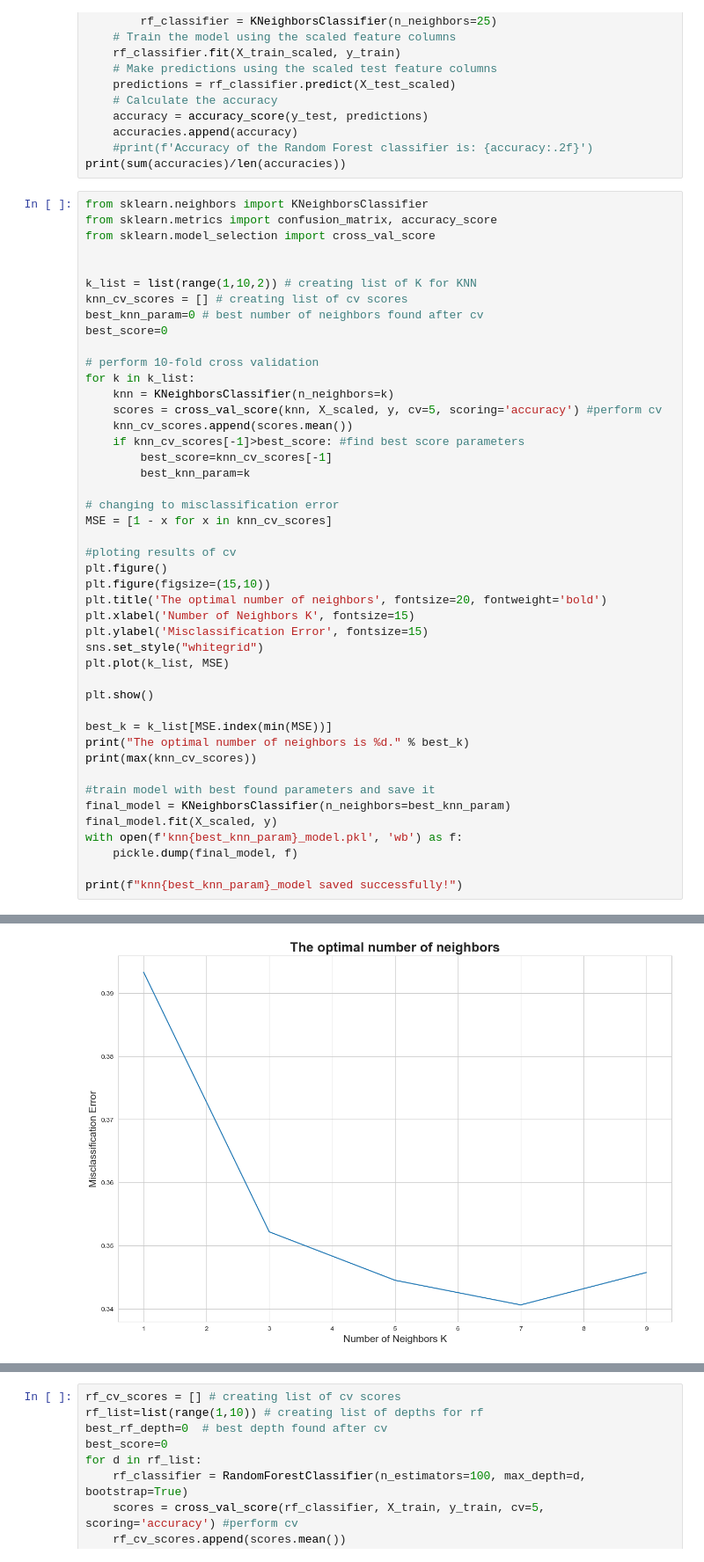
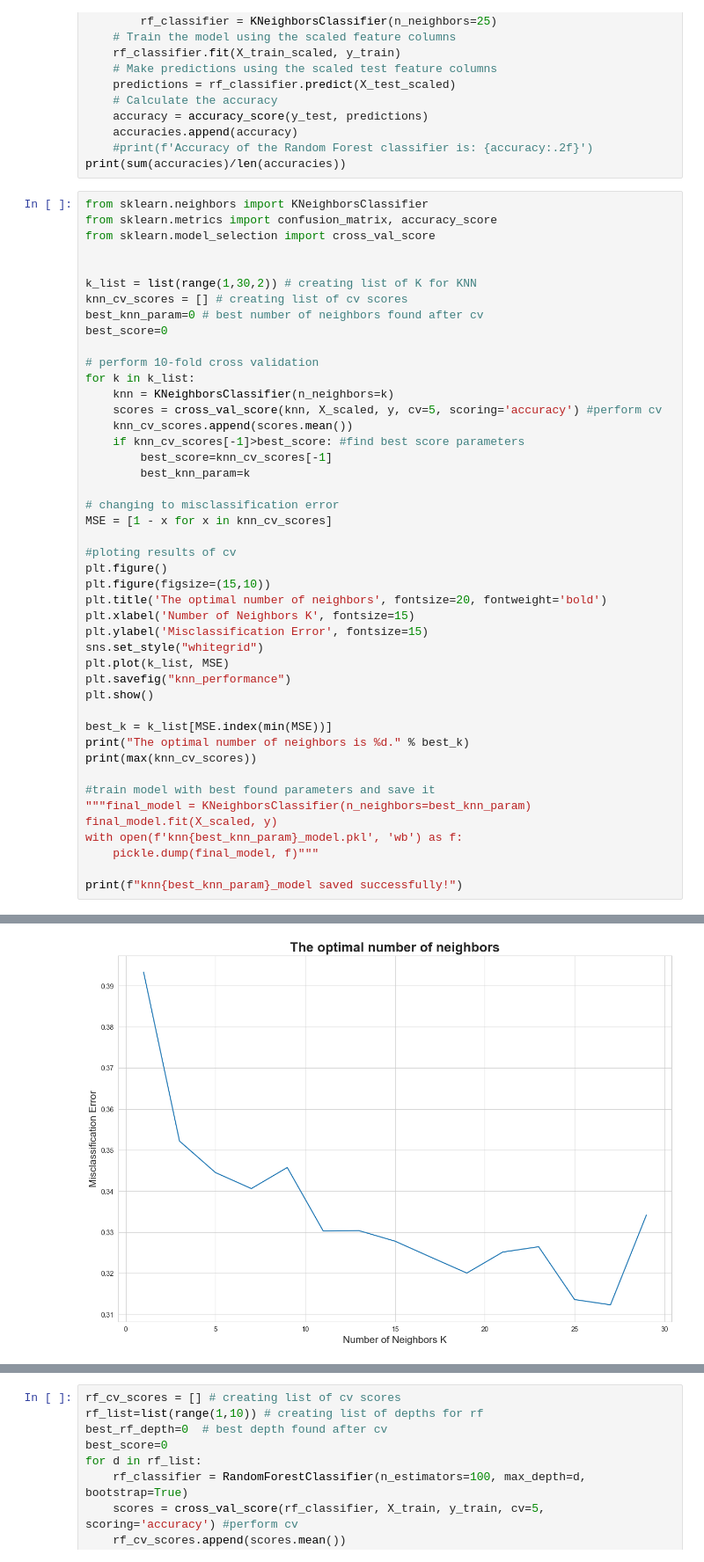
Before and after one commit to kjaer5555/mdasm-2024, a Jupyter notebook: model_exsample.ipynb, the cells around one changed output, grey strips where cells are left out. Shown at 88% size. Cells and saved outputs as stored; diff of their text form.

```diff
--- a/model_exsample.ipynb
+++ b/model_exsample.ipynb
@@ -226,7 +226,7 @@ from sklearn.metrics import confusion_matrix, accuracy_score
 from sklearn.model_selection import cross_val_score
 
 
-k_list = list(range(1,10,2)) # creating list of K for KNN
+k_list = list(range(1,30,2)) # creating list of K for KNN
 knn_cv_scores = [] # creating list of cv scores
 best_knn_param=0 # best number of neighbors found after cv
 best_score=0
@@ -237,34 +237,34 @@ for k in k_list:
     scores = cross_val_score(knn, X_scaled, y, cv=5, scoring='accuracy') #perform cv
     knn_cv_scores.append(scores.mean())
     if knn_cv_scores[-1]>best_score: #find best score parameters
         best_score=knn_cv_scores[-1]
         best_knn_param=k
 
 # changing to misclassification error
 MSE = [1 - x for x in knn_cv_scores]
 
 #ploting results of cv
 plt.figure()
 plt.figure(figsize=(15,10))
 plt.title('The optimal number of neighbors', fontsize=20, fontweight='bold')
 plt.xlabel('Number of Neighbors K', fontsize=15)
 plt.ylabel('Misclassification Error', fontsize=15)
 sns.set_style("whitegrid")
 plt.plot(k_list, MSE)
-
+plt.savefig("knn_performance")
 plt.show()
 
 best_k = k_list[MSE.index(min(MSE))]
 print("The optimal number of neighbors is %d." % best_k)
 print(max(knn_cv_scores))
 
 #train model with best found parameters and save it
-final_model = KNeighborsClassifier(n_neighbors=best_knn_param)
+"""final_model = KNeighborsClassifier(n_neighbors=best_knn_param)
 final_model.fit(X_scaled, y)
 with open(f'knn{best_knn_param}_model.pkl', 'wb') as f:
-    pickle.dump(final_model, f)
+    pickle.dump(final_model, f)"""
 
 print(f"knn{best_knn_param}_model saved successfully!")
 # %% [output]
 <Figure size 640x480 with 0 Axes>
-[figure, old version]
+[figure, new version]
```
Also changed, not shown: parts of 2 cells of this notebook, 2 other files.
